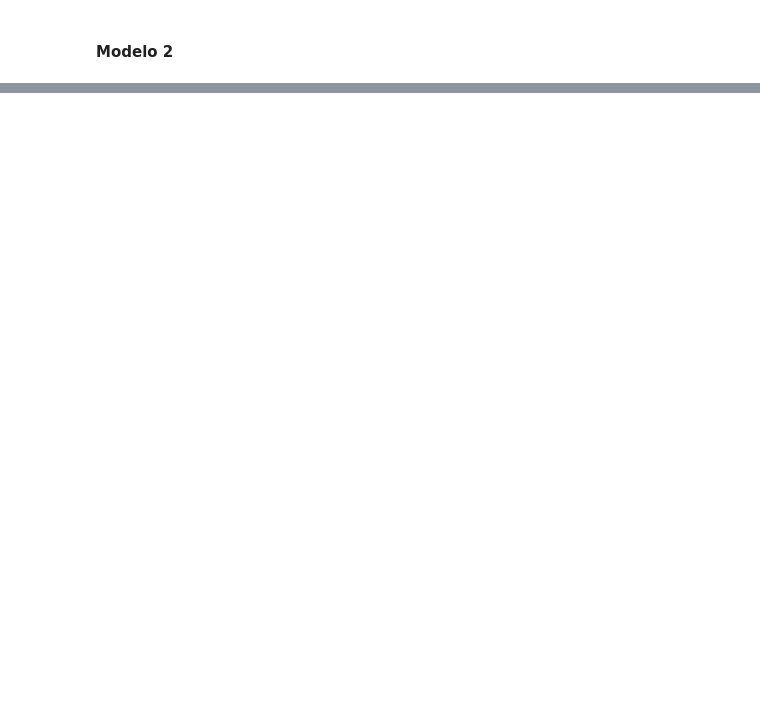
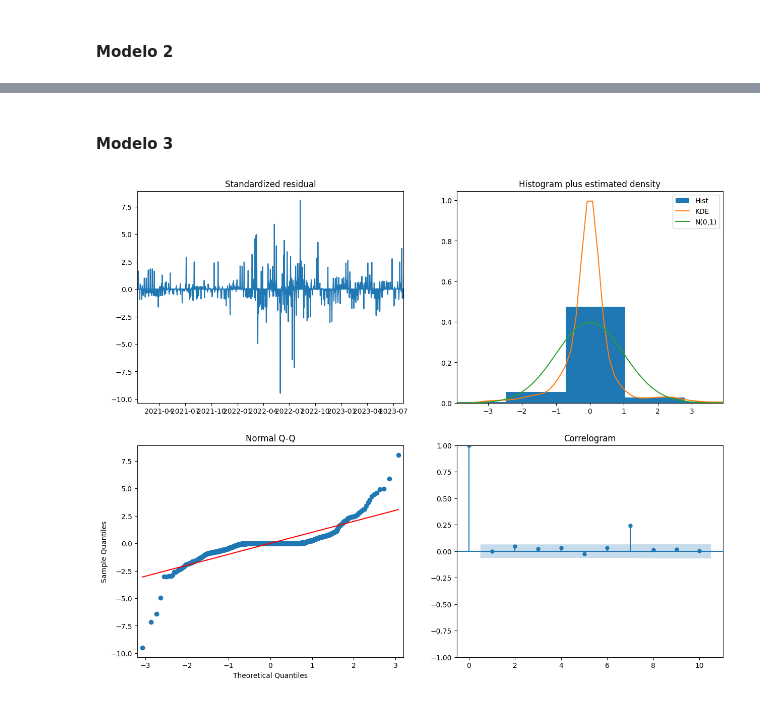
Before and after one commit to Daniel14gonc/Lab2_DS, a Jupyter notebook: lab2_PP.ipynb, the cells around one changed output, grey strips where cells are left out. Drawn from its saved outputs; the diff is of its cells as text; code cells hidden in the pictures; blank space fills up the shorter version.

```diff
--- a/lab2_PP.ipynb
+++ b/lab2_PP.ipynb
@@ -482 +481,15 @@ sigma2         0.2027      1.910      0.106      0.915      -3.540       3.946
 ==============================================================================
+# %%
+stepwise_fit = auto_arima(promedio_super_original, start_p=1, start_q=1,
+                          max_p=3, max_q=3, m=12,  # Maximum values for p and q
+                          start_P=0, seasonal=True,
+                          d=None, D=1, trace=True,
+                          error_action='ignore',  # Ignore if model fails to converge
+                          suppress_warnings=True,  # Suppress convergence warnings
+                          stepwise=True)  # Use a stepwise search approach
+
+# Print the summary of the best model
+print(stepwise_fit.summary())
+
+# Fit the best model
+best_model = stepwise_fit.fit(promedio_super)
@@ -499,0 +535,7 @@ plt.show()
+# %% [markdown]
+#### Modelo 3
+# %%
+best_model.plot_diagnostics(figsize=(15, 12))
+plt.show()
+# %% [output]
+[figure, added]
```
Also changed, not shown: parts of 31 cells of this notebook, 2 other files.
